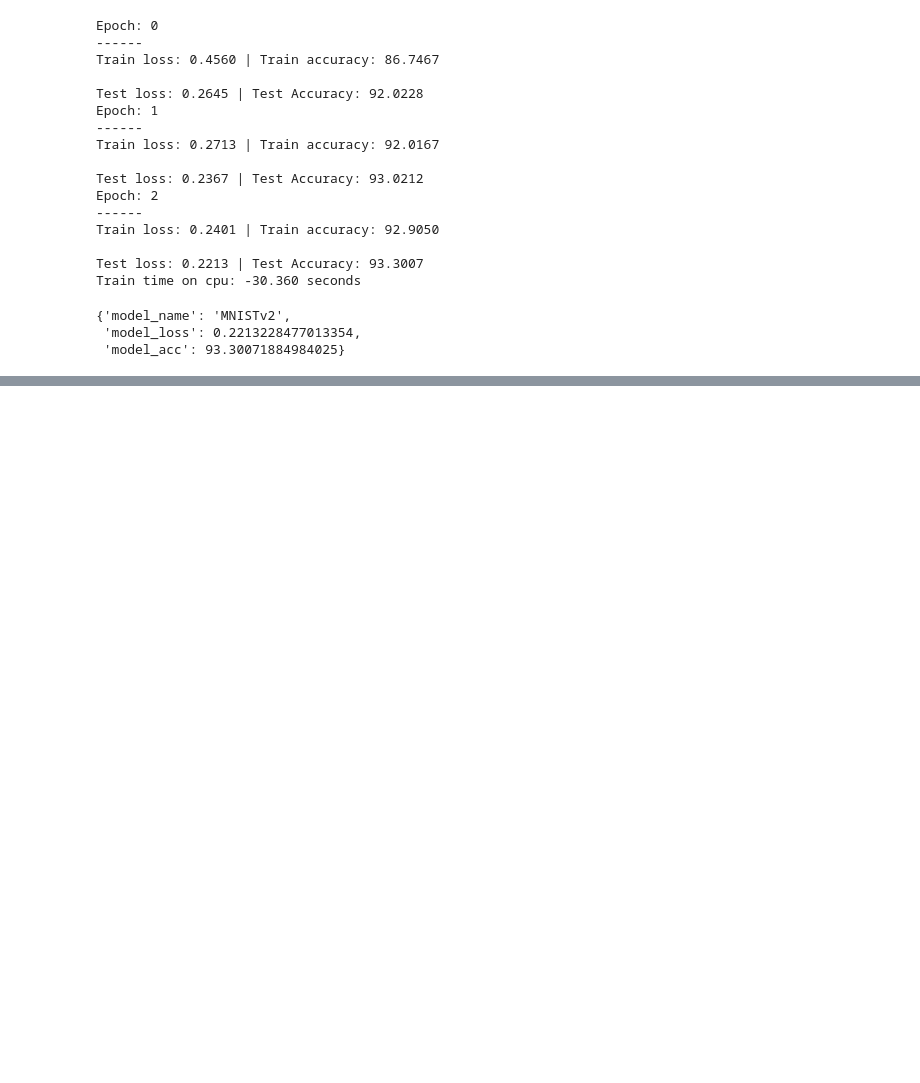
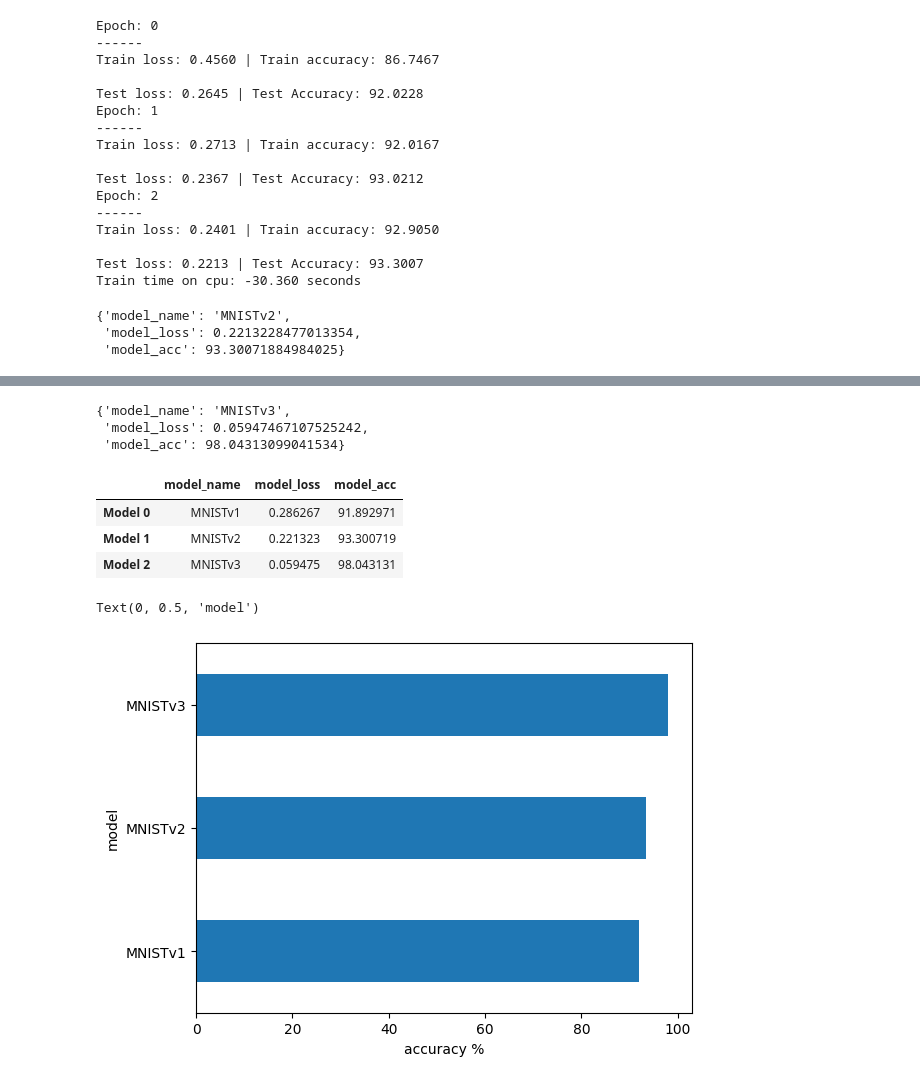
Before and after one commit to chadiboudaher/mnist-pytorch, a Jupyter notebook: mnist_pytorch.ipynb, the cells around one changed output, grey strips where cells are left out. Drawn from its saved outputs; the diff is of its cells as text; code cells hidden in the pictures; blank space fills up the shorter version.

Commit message:
Build and Train CNN model

```diff
--- a/mnist_pytorch.ipynb
+++ b/mnist_pytorch.ipynb
@@ -503,0 +558,11 @@ model_1_results
+# %%
+torch.manual_seed(42)
+
+model_2 = MNISTv3(input_shape=1,
+                  hidden_units=10,
+                  output_shape=len(class_names))
+# %%
+# Setup loss function/eval metrics/optimizer
+loss_fn = nn.CrossEntropyLoss()
+optimizer = torch.optim.SGD(params=model_2.parameters(),
+                            lr=0.1)
@@ -503,0 +613,34 @@ model_1_results
+# %%
+# Get model_2 result
+model_2_results = eval_model(model=model_2.cpu(),
+                             data_loader=test_dataloader,
+                             loss_fn=loss_fn,
+                             accuracy_fn=accuracy_fn)
+model_2_results
+# %% [output]
+{'model_name': 'MNISTv3',
+ 'model_loss': 0.05947467107525242,
+ 'model_acc': 98.04313099041534}
+# %%
+import pandas as pd
+
+compare_results = pd.DataFrame([
+    model_0_results,  # Row 0
+    model_1_results,  # Row 1
+    model_2_results   # Row 2
+], index=["Model 0", "Model 1", "Model 2"])
+
+compare_results
+# %% [output]
+|  | model_name | model_loss | model_acc |
+| Model 0 | MNISTv1 | 0.286267 | 91.892971 |
+| Model 1 | MNISTv2 | 0.221323 | 93.300719 |
+| Model 2 | MNISTv3 | 0.059475 | 98.043131 |
+# %%
+# Visualize our model results
+compare_results.set_index("model_name")["model_acc"].plot(kind="barh")
+plt.xlabel("accuracy %")
+plt.ylabel("model")
+# %% [output]
+Text(0, 0.5, 'model')
+[figure, added]
```
Also changed, not shown: parts of 3 cells of this notebook.
